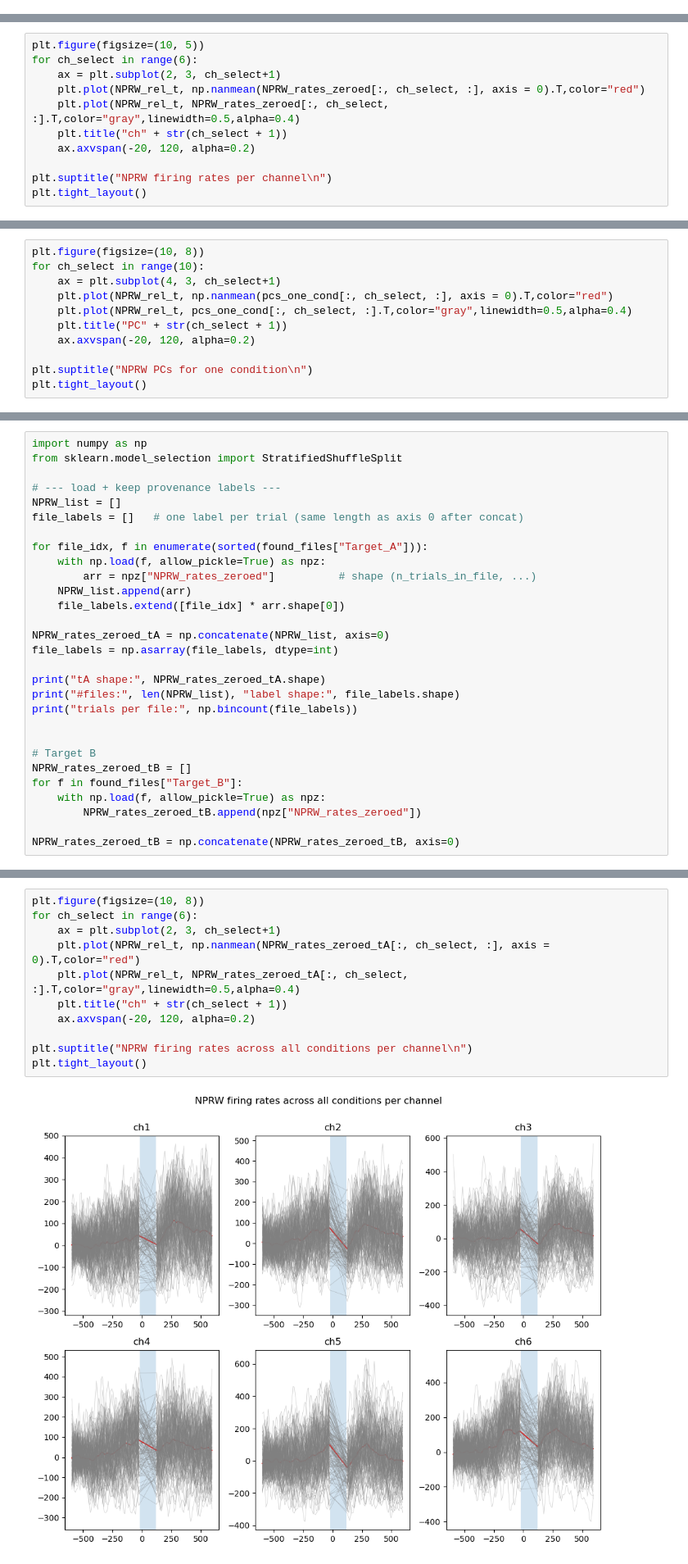
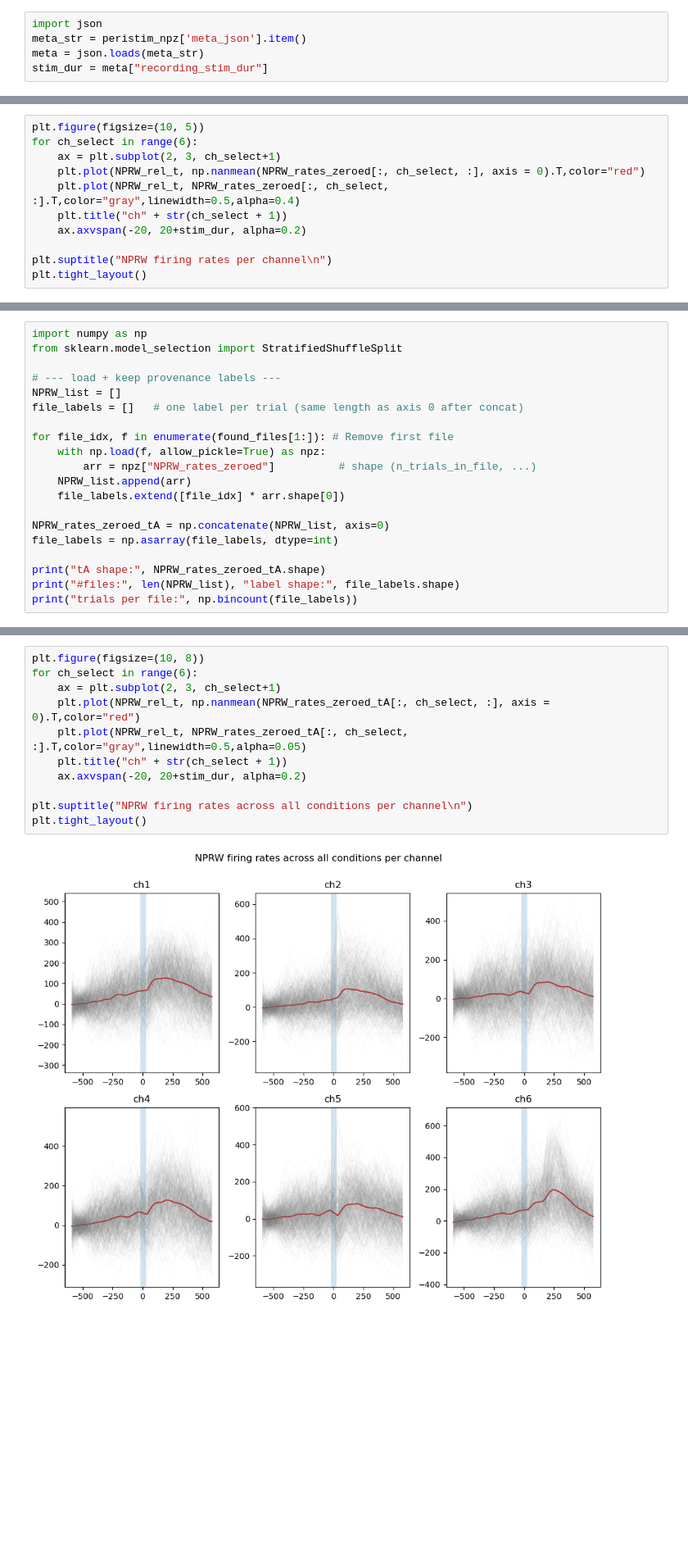
Before and after one commit to Raynor-Cerebellum-Project/RCP_analysis, a Jupyter notebook: scripts/PCA_analysis.ipynb, the cells around one changed output, grey strips where cells are left out. Shown at 82% size. Saved outputs shown, nothing was run; the diff lists cells and outputs as text; blank space fills up the shorter version.

Commit message:
nobehv plot function

```diff
--- a/scripts/PCA_analysis.ipynb
+++ b/scripts/PCA_analysis.ipynb
@@ -25,3 +30,8 @@ peristim_npz = np.load(npz_path, allow_pickle=True)
+# %%
+import json
+meta_str = peristim_npz['meta_json'].item()
+meta = json.loads(meta_str)
+stim_dur = meta["recording_stim_dur"]
 # %%
 NPRW_rel_t = peristim_npz['NPRW_rel_t']
 NPRW_peak_ms_dedup = peristim_npz['NPRW_peak_ms_dedup']
@@ -69,7 +70,7 @@ for ch_select in range(6):
     plt.plot(NPRW_rel_t, np.nanmean(NPRW_rates_zeroed[:, ch_select, :], axis = 0).T,color="red")
     plt.plot(NPRW_rel_t, NPRW_rates_zeroed[:, ch_select, :].T,color="gray",linewidth=0.5,alpha=0.4)
     plt.title("ch" + str(ch_select + 1))
-    ax.axvspan(-20, 120, alpha=0.2)
+    ax.axvspan(-20, 20+stim_dur, alpha=0.2)
 
 plt.suptitle("NPRW firing rates per channel\n")
 plt.tight_layout()
@@ -106,11 +78,0 @@ for trial in range(n_trials):
-# %%
-plt.figure(figsize=(10, 8))
-for ch_select in range(10):
-    ax = plt.subplot(4, 3, ch_select+1)
-    plt.plot(NPRW_rel_t, np.nanmean(pcs_one_cond[:, ch_select, :], axis = 0).T,color="red")
-    plt.plot(NPRW_rel_t, pcs_one_cond[:, ch_select, :].T,color="gray",linewidth=0.5,alpha=0.4)
-    plt.title("PC" + str(ch_select + 1))
-    ax.axvspan(-20, 120, alpha=0.2)
-
-plt.suptitle("NPRW PCs for one condition\n")
-plt.tight_layout()
@@ -169,7 +100,7 @@ from sklearn.model_selection import StratifiedShuffleSplit
 NPRW_list = []
 file_labels = []   # one label per trial (same length as axis 0 after concat)
 
-for file_idx, f in enumerate(sorted(found_files["Target_A"])):
+for file_idx, f in enumerate(found_files[1:]): # Remove first file
     with np.load(f, allow_pickle=True) as npz:
         arr = npz["NPRW_rates_zeroed"]          # shape (n_trials_in_file, ...)
     NPRW_list.append(arr)
@@ -181,13 +112,4 @@ file_labels = np.asarray(file_labels, dtype=int)
 print("tA shape:", NPRW_rates_zeroed_tA.shape)
 print("#files:", len(NPRW_list), "label shape:", file_labels.shape)
 print("trials per file:", np.bincount(file_labels))
-
-
-# Target B
-NPRW_rates_zeroed_tB = []
-for f in found_files["Target_B"]:
-    with np.load(f, allow_pickle=True) as npz:
-        NPRW_rates_zeroed_tB.append(npz["NPRW_rates_zeroed"])
-
-NPRW_rates_zeroed_tB = np.concatenate(NPRW_rates_zeroed_tB, axis=0)
 # %% [output]
@@ -224,16 +171,16 @@ X_test.shape
 # %%
 plt.figure(figsize=(10, 8))
 for ch_select in range(6):
     ax = plt.subplot(2, 3, ch_select+1)
     plt.plot(NPRW_rel_t, np.nanmean(NPRW_rates_zeroed_tA[:, ch_select, :], axis = 0).T,color="red")
-    plt.plot(NPRW_rel_t, NPRW_rates_zeroed_tA[:, ch_select, :].T,color="gray",linewidth=0.5,alpha=0.4)
+    plt.plot(NPRW_rel_t, NPRW_rates_zeroed_tA[:, ch_select, :].T,color="gray",linewidth=0.5,alpha=0.05)
     plt.title("ch" + str(ch_select + 1))
-    ax.axvspan(-20, 120, alpha=0.2)
+    ax.axvspan(-20, 20+stim_dur, alpha=0.2)
 
 plt.suptitle("NPRW firing rates across all conditions per channel\n")
 plt.tight_layout()
 # %% [output]
-[figure, old version]
+[figure, new version]
 # %%
 from sklearn.decomposition import PCA
 
```
Also changed, not shown: parts of 24 cells of this notebook, 3 other files.
